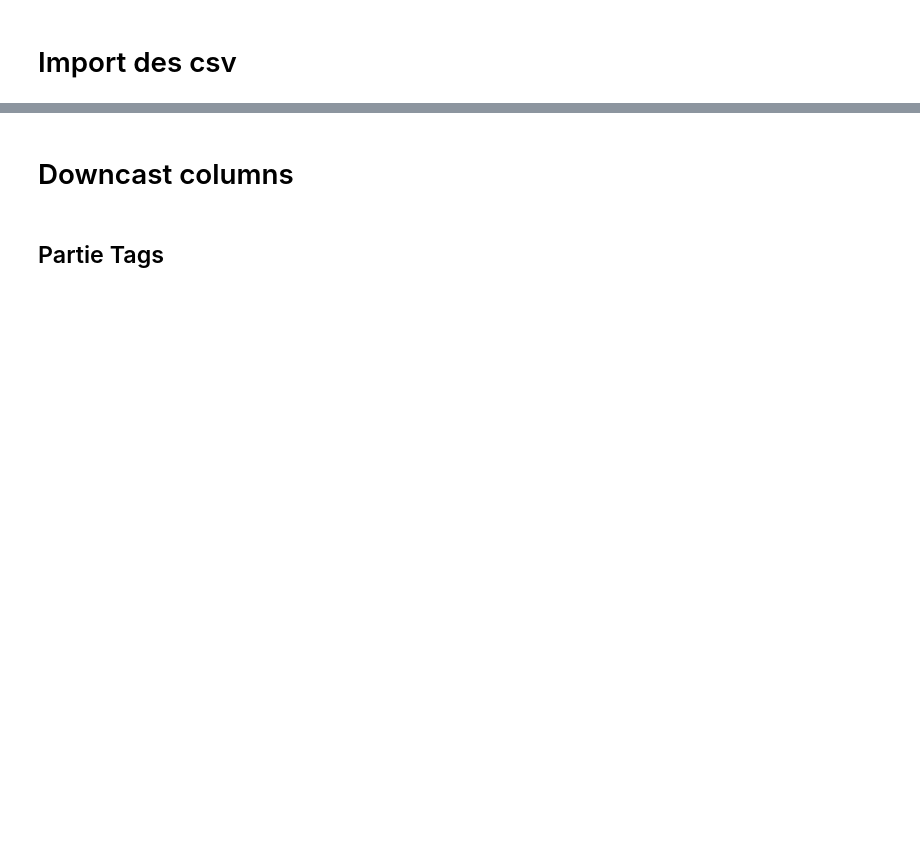
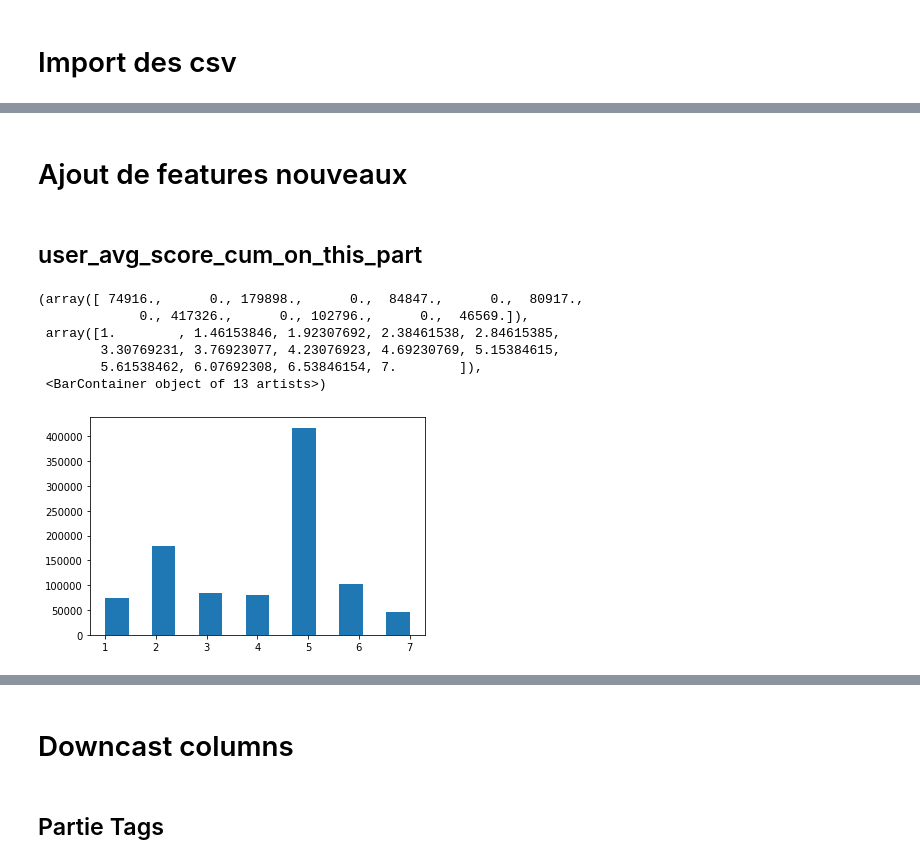
Before and after one commit to YohannD/riiid_final_project, a Jupyter notebook: notebooks/tm_merging_train_data_features.ipynb, the cells around one changed output, grey strips where cells are left out. Saved outputs shown, nothing was run; the diff lists cells and outputs as text; code cells hidden in the pictures; blank space fills up the shorter version.

Commit message:
new features and release of merged train set v2

```diff
--- a/notebooks/tm_merging_train_data_features.ipynb
+++ b/notebooks/tm_merging_train_data_features.ipynb
@@ -9,0 +68,14 @@ train_1M_tags_imen=pd.read_csv('../data/df_train_with_tagsv2.csv')
+# %% [markdown]
+# Ajout de features nouveaux
+# %% [markdown]
+## user_avg_score_cum_on_this_part
+# %%
+plt.hist(train_1M_merged.part_q_l,bins=13)
+# %% [output]
+(array([ 74916.,      0., 179898.,      0.,  84847.,      0.,  80917.,
+             0., 417326.,      0., 102796.,      0.,  46569.]),
+ array([1.        , 1.46153846, 1.92307692, 2.38461538, 2.84615385,
+        3.30769231, 3.76923077, 4.23076923, 4.69230769, 5.15384615,
+        5.61538462, 6.07692308, 6.53846154, 7.        ]),
+ <BarContainer object of 13 artists>)
+[figure, added]
```
Also changed, not shown: parts of 43 cells of this notebook.
